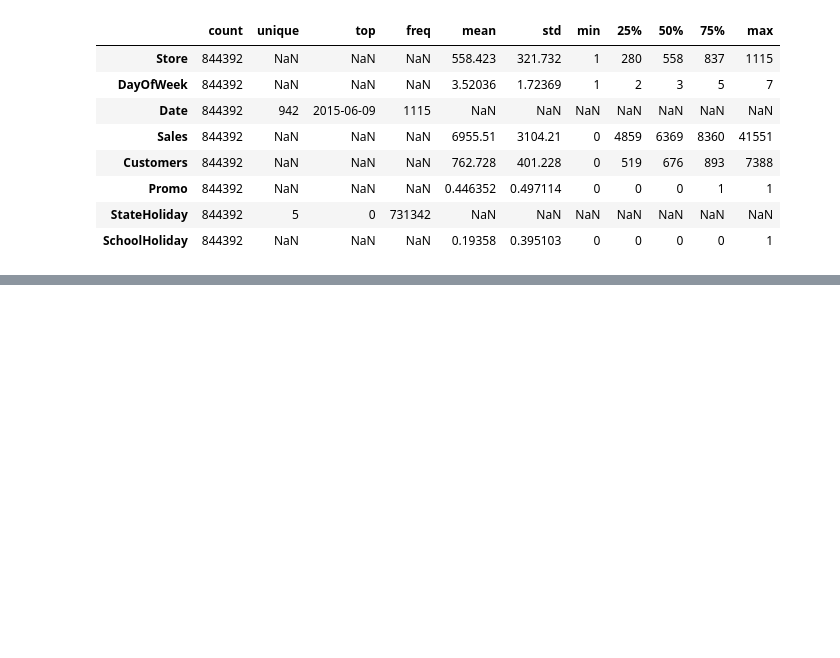
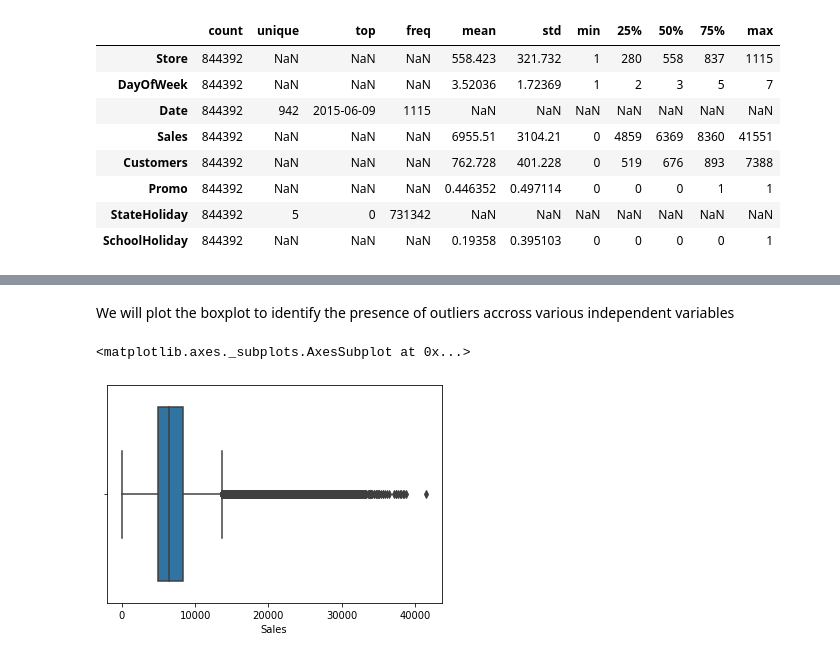
Before and after one commit to agrawalkunal2/RossmannSalesPrediction, a Jupyter notebook: Final_Capstone2_Kunal.ipynb, the cells around one changed output, grey strips where cells are left out. Saved outputs shown, nothing was run; the diff lists cells and outputs as text; code cells hidden in the pictures; blank space fills up the shorter version.

```diff
--- a/Final_Capstone2_Kunal.ipynb
+++ b/Final_Capstone2_Kunal.ipynb
@@ -163,0 +258,6 @@ rossman_df.describe(include="all").transpose()
+# %%
+data = rossman_df.merge(store_df, on='Store',how='left')
+print(rossman_df.shape)
+print(data.shape)
+#to cross check missing values present in our dataframe
+print(data.isna().sum())
@@ -163,0 +352,6 @@ rossman_df.describe(include="all").transpose()
+# %%
+# Missing value: promo Case
+# imputing zeros
+data['Promo2SinceWeek']= data['Promo2SinceWeek'].fillna(0)
+data['Promo2SinceYear']= data['Promo2SinceYear'].fillna(0)
+data['PromoInterval']= data['PromoInterval'].fillna(0)
@@ -163,0 +378,7 @@ rossman_df.describe(include="all").transpose()
+# %%
+# imputing missing values pertaining to Competition related columns
+data['CompetitionDistance']=data['CompetitionDistance'].fillna(data['CompetitionDistance'].max())
+data['CompetitionOpenSinceMonth']= data['CompetitionOpenSinceMonth'].fillna(data['CompetitionOpenSinceMonth'].mode().iloc[0])
+data['CompetitionOpenSinceYear']= data['CompetitionOpenSinceYear'].fillna(data['CompetitionOpenSinceYear'].mode().iloc[0])
+# checking if there is any missing data present in our data frame
+data.isna().sum()
@@ -163,0 +434,8 @@ rossman_df.describe(include="all").transpose()
+# %% [markdown]
+We will plot the boxplot to identify the presence of outliers accross various independent variables
+# %%
+# Sales
+sns.boxplot(data['Sales'])
+# %% [output]
+<matplotlib.axes._subplots.AxesSubplot at 0x...>
+[figure, added]
```
Also changed, not shown: parts of 57 cells of this notebook.
